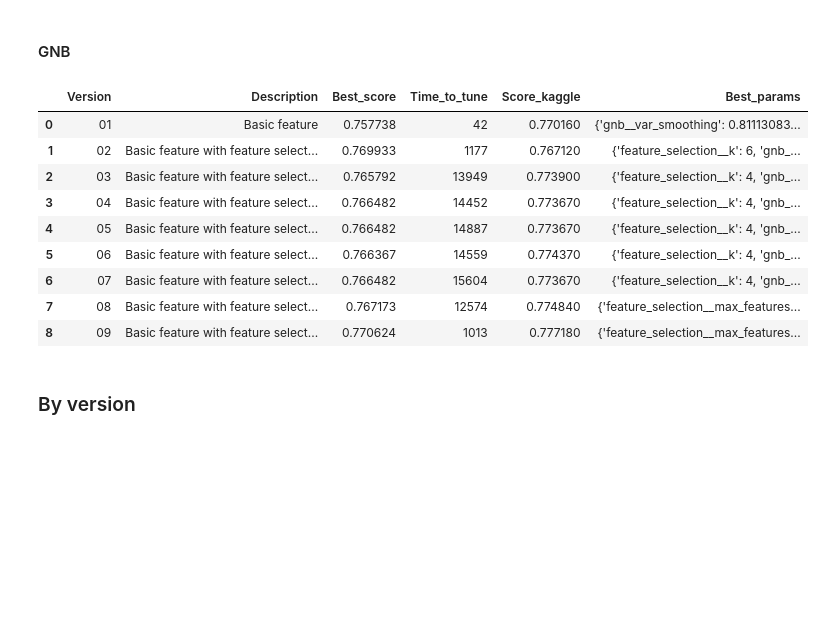
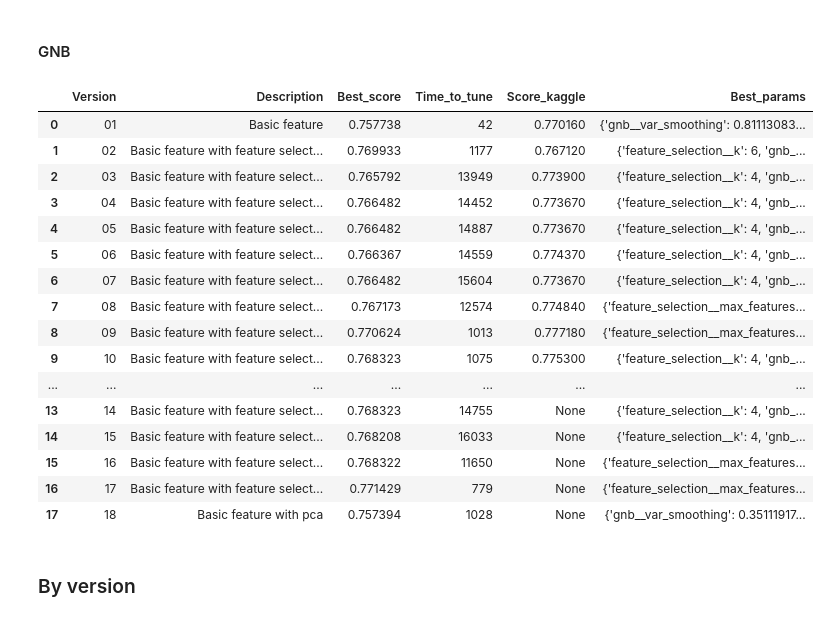
Before and after one commit to Kevin-Guyard/Titanic_Spaceship, a Jupyter notebook: Notebook.ipynb, the cells around one changed output. Drawn from its saved outputs; the diff is of its cells as text; code cells hidden in the pictures; blank space fills up the shorter version.

```diff
--- a/Notebook.ipynb
+++ b/Notebook.ipynb
@@ -1554,7 +1638,7 @@ analyze_model(
 # %% [markdown]
 ## Analysis
 # %%
-VERSIONS = [str(x) if x > 9 else "0" + str(x) for x in range(1, 10)]
+VERSIONS = [str(x) if x > 9 else "0" + str(x) for x in range(1, 19)]
 MODELS = ["logistic_regression", "knn", "svm", "gnb"]
 COLUMNS_ANALYSIS_BY_MODEL = ["Version", "Description", "Best_score", "Time_to_tune", "Score_kaggle", "Best_params"]
 COLUMNS_ANALYSIS_BY_VERSION = ["Name_model", "Best_score", "Time_to_tune", "Score_kaggle", "Best_params"]
@@ -1567,7 +1651,7 @@ DESCRIPTION_VERSIONS = {
     "06": "Basic feature with feature selection MI n=4",
     "07": "Basic feature with feature selection MI n=5",
     "08": "Basic feature with feature selection from rf",
-    "09": "Basic feature with feature selection from ridge + pca full",
+    "09": "Basic feature with feature selection from ridge",
     "10": "Basic feature with feature selection f_classif + pca full",
     "11": "Basic feature with feature selection MI n=1 + pca full",
     "12": "Basic feature with feature selection MI n=2 + pca full",
@@ -1598,9 +1682,8 @@ for version in VERSIONS:
                 "Description": DESCRIPTION_VERSIONS.get(version),
                 "Best_score": [data["best_score"]],
                 "Time_to_tune": [int(data["time_to_tune"])],
-                "Score_kaggle": [data["score_kaggle"]],
+                "Score_kaggle": [data["score_kaggle"]] if "score_kaggle" in data else None,
                 "Best_params": [data["best_params"]],
-
             })])
 
 df_results.reset_index(inplace=True, drop=True)
@@ -1634,7 +1724,7 @@ for version in VERSIONS:
                 "Description": DESCRIPTION_VERSIONS.get(version),
                 "Best_score": [data["best_score"]],
                 "Time_to_tune": [int(data["time_to_tune"])],
-                "Score_kaggle": [data["score_kaggle"]],
+                "Score_kaggle": [data["score_kaggle"]] if "score_kaggle" in data else None,
                 "Best_params": [data["best_params"]],
             })])
 
@@ -1669,7 +1767,7 @@ for version in VERSIONS:
                 "Description": DESCRIPTION_VERSIONS.get(version),
                 "Best_score": [data["best_score"]],
                 "Time_to_tune": [int(data["time_to_tune"])],
-                "Score_kaggle": [data["score_kaggle"]],
+                "Score_kaggle": [data["score_kaggle"]] if "score_kaggle" in data else None,
                 "Best_params": [data["best_params"]],
             })])
 
@@ -1692,34 +1799,41 @@ df_results = pd.DataFrame(columns=COLUMNS_ANALYSIS_BY_MODEL)
 NAME_MODEL = "gnb"
 
 for version in VERSIONS:
 
     if os.path.exists(os.path.join(REPO_MODEL, NAME_MODEL + "__v" + version + ".json")):
         with open(os.path.join(REPO_MODEL, NAME_MODEL + "__v" + version + ".json"), "r") as file:
             data = json.load(file)
         df_results = pd.concat([
             df_results,
             pd.DataFrame({
                 "Version": [version],
                 "Description": DESCRIPTION_VERSIONS.get(version),
                 "Best_score": [data["best_score"]],
                 "Time_to_tune": [int(data["time_to_tune"])],
-                "Score_kaggle": [data["score_kaggle"]],
+                "Score_kaggle": [data["score_kaggle"]] if "score_kaggle" in data else None,
                 "Best_params": [data["best_params"]],
             })])
 
 df_results.reset_index(inplace=True, drop=True)
 df_results.style.apply(lambda row: ['background-color: yellow'] * df_results.shape[1] if row.Best_score == max(df_results.Best_score) else ['background-color: white'] * df_results.shape[1], axis=1)
 # %% [output]
 |  | Version | Description | Best_score | Time_to_tune | Score_kaggle | Best_params |
 | 0 | 01 | Basic feature | 0.757738 | 42 | 0.770160 | {'gnb__var_smoothing': 0.81113083... |
 | 1 | 02 | Basic feature with feature select... | 0.769933 | 1177 | 0.767120 | {'feature_selection__k': 6, 'gnb_... |
 | 2 | 03 | Basic feature with feature select... | 0.765792 | 13949 | 0.773900 | {'feature_selection__k': 4, 'gnb_... |
 | 3 | 04 | Basic feature with feature select... | 0.766482 | 14452 | 0.773670 | {'feature_selection__k': 4, 'gnb_... |
 | 4 | 05 | Basic feature with feature select... | 0.766482 | 14887 | 0.773670 | {'feature_selection__k': 4, 'gnb_... |
 | 5 | 06 | Basic feature with feature select... | 0.766367 | 14559 | 0.774370 | {'feature_selection__k': 4, 'gnb_... |
 | 6 | 07 | Basic feature with feature select... | 0.766482 | 15604 | 0.773670 | {'feature_selection__k': 4, 'gnb_... |
 | 7 | 08 | Basic feature with feature select... | 0.767173 | 12574 | 0.774840 | {'feature_selection__max_features... |
 | 8 | 09 | Basic feature with feature select... | 0.770624 | 1013 | 0.777180 | {'feature_selection__max_features... |
+| 9 | 10 | Basic feature with feature select... | 0.768323 | 1075 | 0.775300 | {'feature_selection__k': 4, 'gnb_... |
+| ... | ... | ... | ... | ... | ... | ... |
+| 13 | 14 | Basic feature with feature select... | 0.768323 | 14755 | None | {'feature_selection__k': 4, 'gnb_... |
+| 14 | 15 | Basic feature with feature select... | 0.768208 | 16033 | None | {'feature_selection__k': 4, 'gnb_... |
+| 15 | 16 | Basic feature with feature select... | 0.768322 | 11650 | None | {'feature_selection__max_features... |
+| 16 | 17 | Basic feature with feature select... | 0.771429 | 779 | None | {'feature_selection__max_features... |
+| 17 | 18 | Basic feature with pca | 0.757394 | 1028 | None | {'gnb__var_smoothing': 0.35111917... |
 # %% [markdown]
 ### By version
 # %% [markdown]
```
Also changed, not shown: parts of 17 cells of this notebook, 33 other files.
